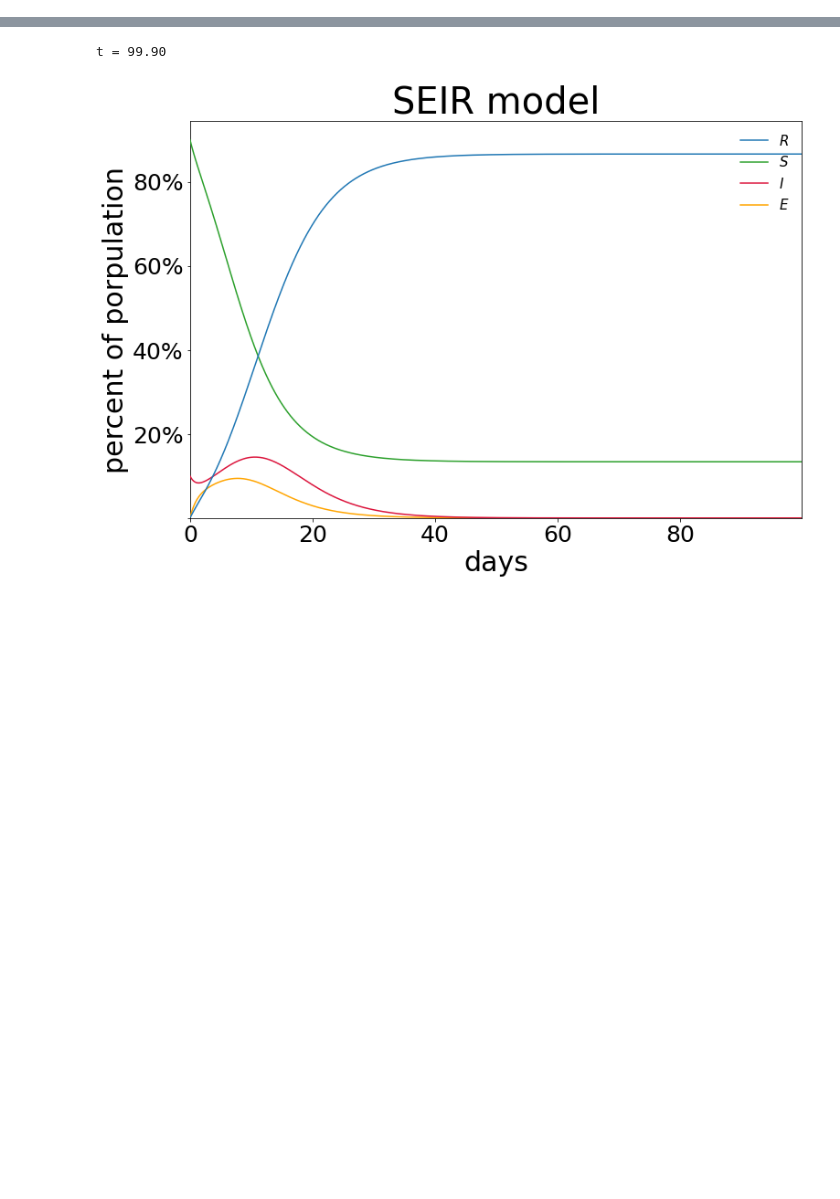
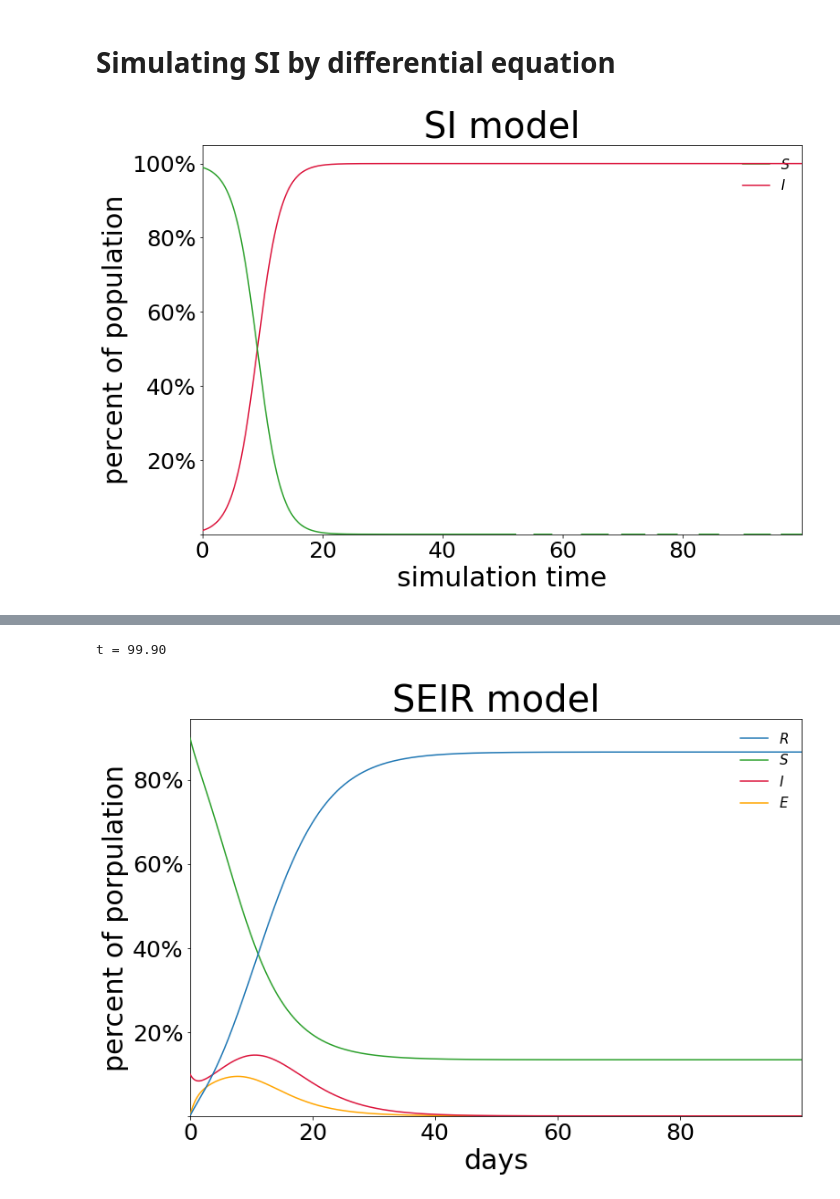
Before and after one commit to GyeongHwan-Jang/SEIRmodel, a Jupyter notebook: main.ipynb, the cells around one changed output, grey strips where cells are left out. Saved outputs shown, nothing was run; the diff lists cells and outputs as text; code cells hidden in the pictures; blank space fills up the shorter version.

Commit message:
merge Compartment

```diff
--- a/main.ipynb
+++ b/main.ipynb
@@ -0,0 +1,2 @@
+# %% [markdown]
+# Simulating SI by differential equation
@@ -0,0 +10,7 @@
+# %%
+# simulate SImodel with line plot
+SI = Compartment_Model.SImodel(100, 0.5, initI=1)
+SI.run(100)
+SI.plot("SI model", S_plot = "line", I_plot = "line")
+# %% [output]
+[figure, added]
```
Also changed, not shown: parts of 18 cells of this notebook, 3 other files.
